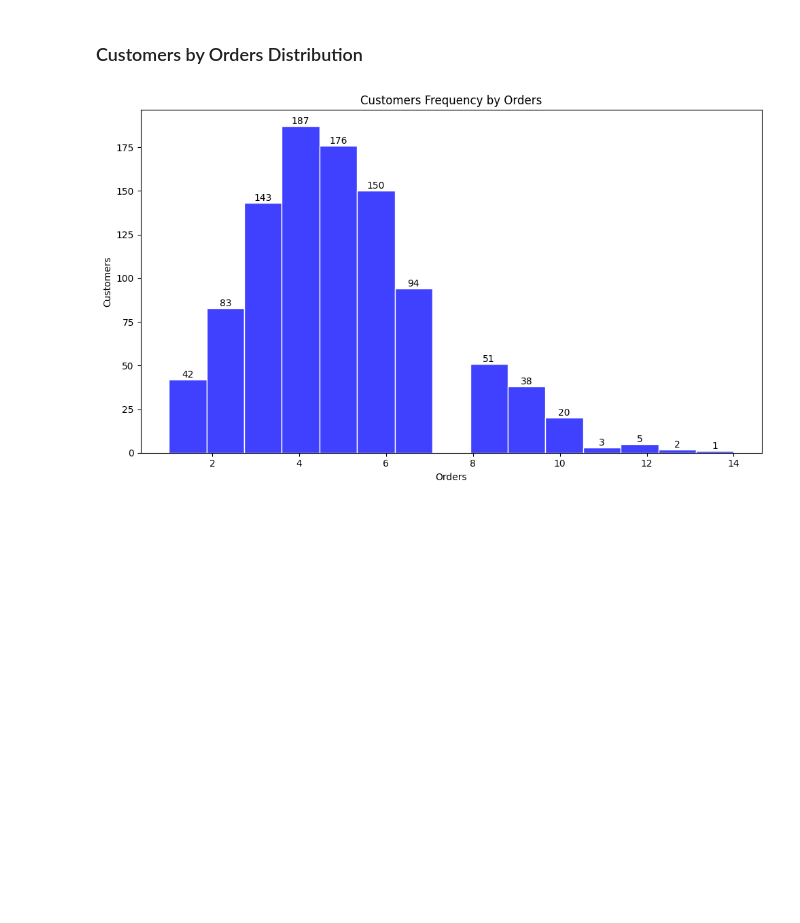
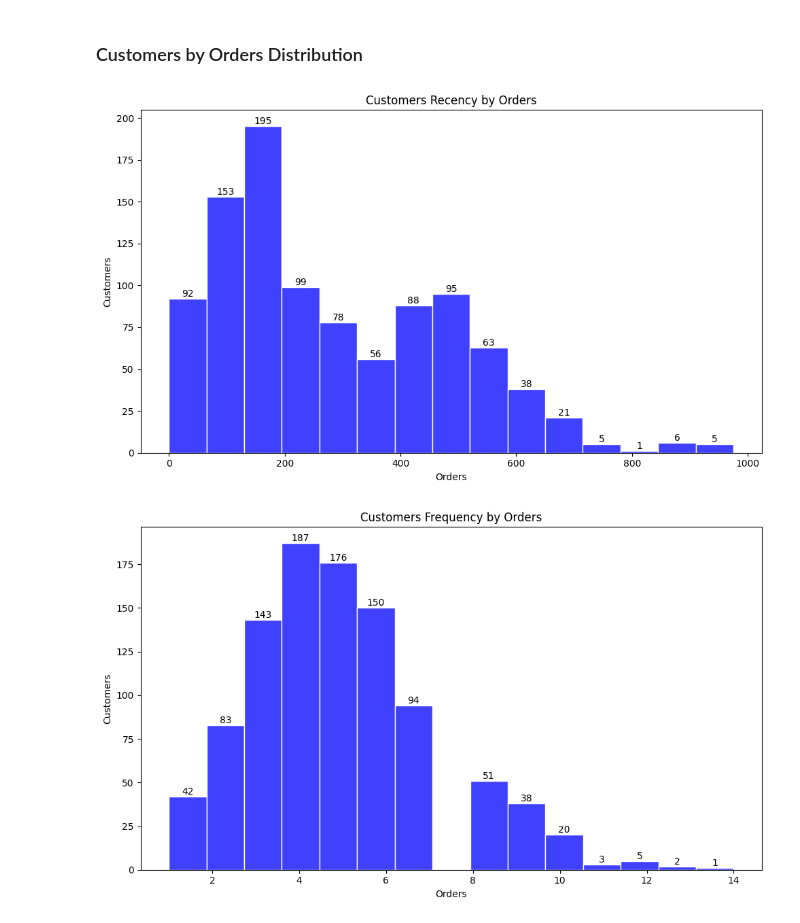
Before and after one commit to lyhour2/rfm-analysis, a Jupyter notebook: rfm_analysis.ipynb, the cells around one changed output. Saved outputs shown, nothing was run; the diff lists cells and outputs as text; code cells hidden in the pictures; blank space fills up the shorter version.

```diff
--- a/rfm_analysis.ipynb
+++ b/rfm_analysis.ipynb
@@ -203,6 +284,31 @@ segment_metrics = rfm_df.groupby('Segment').agg(
 ## 3. Visualizations
 # %% [markdown]
 ### Customers by Orders Distribution
+# %%
+plt.figure(figsize=(10, 6))
+# Create the histogram with specified bins
+hist = sns.histplot(rfm_df['Recency'], bins=15, kde=False, color='blue', edgecolor='white')
+
+# Get the counts from the histogram
+counts = []
+for p in hist.patches:
+    counts.append(int(p.get_height()))
+
+# Add text labels on top of each bar
+for i, p in enumerate(hist.patches):
+    # Display if there's a non-zero count
+    if counts[i] > 0:
+        hist.annotate(f'{counts[i]}',
+                     (p.get_x() + p.get_width()/2., p.get_height()),
+                     ha='center', va='bottom')
+
+plt.xlabel("Orders")
+plt.ylabel("Customers")
+plt.title("Customers Recency by Orders")
+plt.tight_layout()
+plt.show()
+# %% [output]
+[figure, added]
 # %%
 plt.figure(figsize=(10, 6))
 # Create the histogram with specified bins
```
Also changed, not shown: parts of 14 cells of this notebook.
